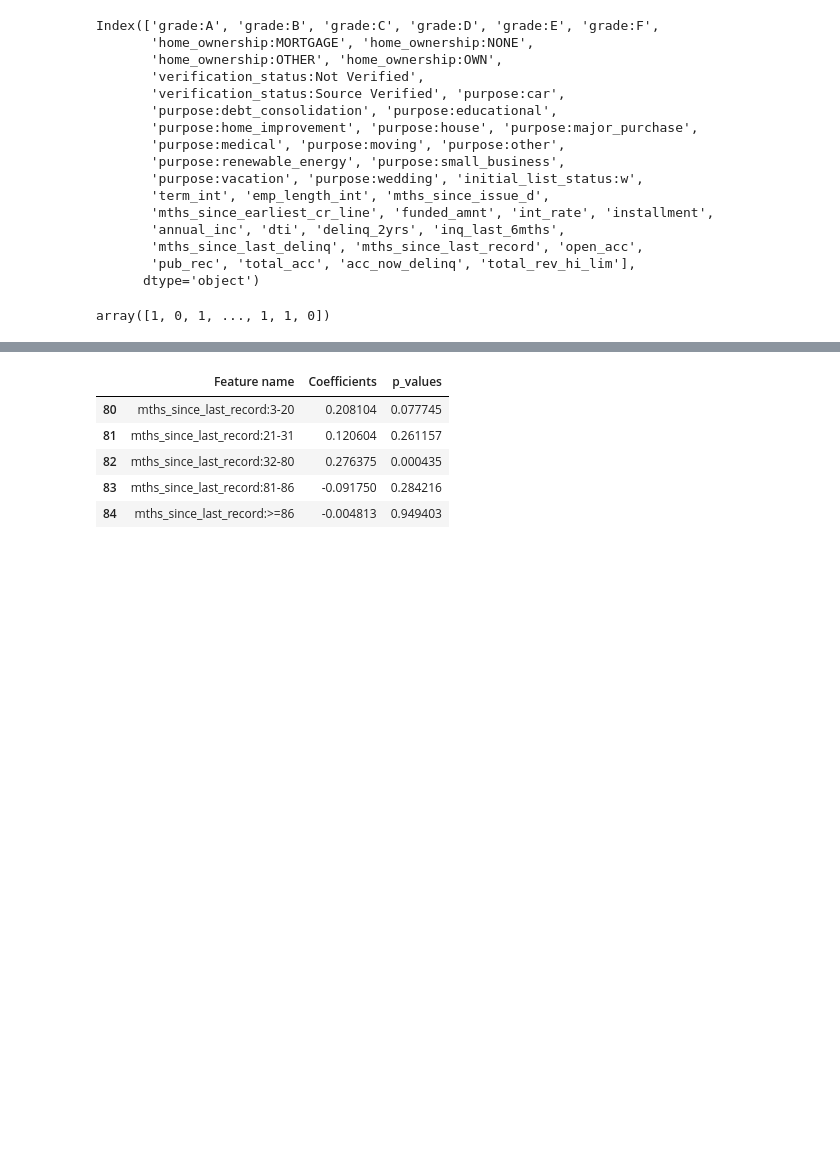
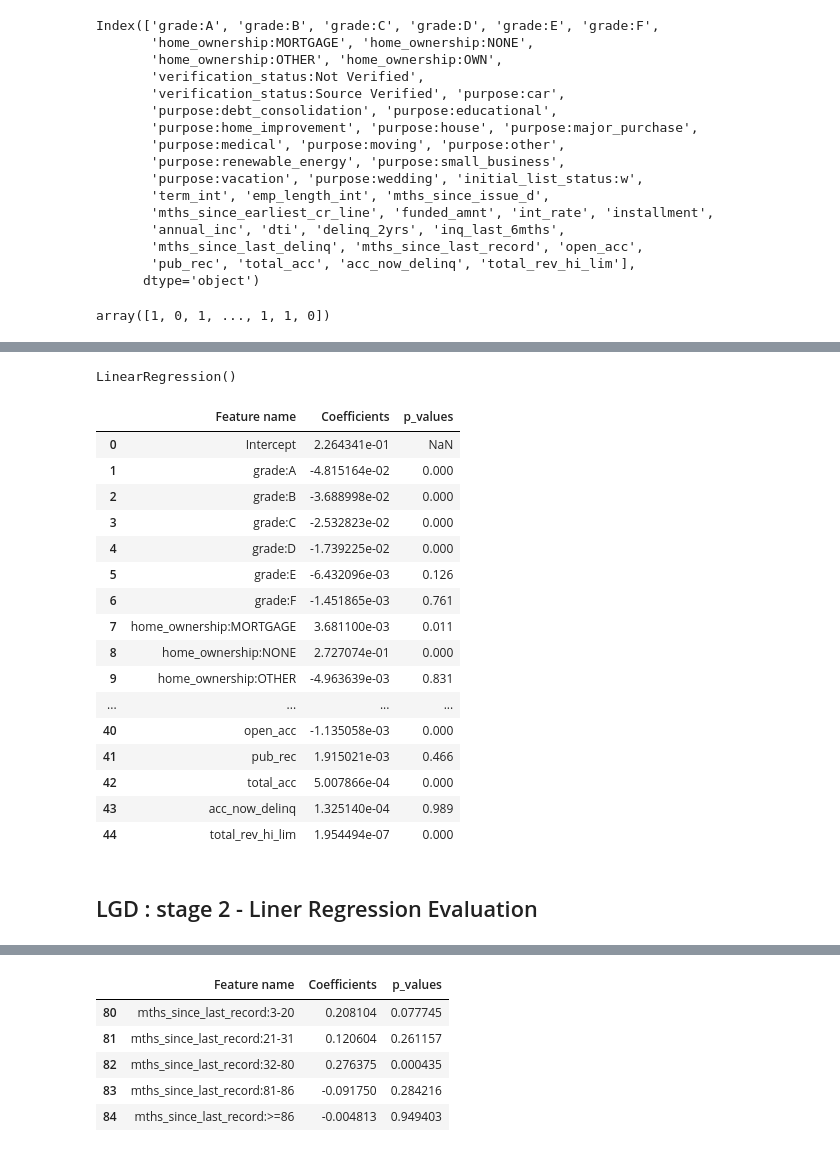
Before and after one commit to pbdanny/PythonProject, a Jupyter notebook: credit_risk_modeling/notebook/CreditRiskModeling_LGDandEADModels.ipynb, the cells around one changed output, grey strips where cells are left out. Cells and saved outputs as stored; diff of their text form; code cells hidden in the pictures; blank space fills up the shorter version.

```diff
--- a/credit_risk_modeling/notebook/CreditRiskModeling_LGDandEADModels.ipynb
+++ b/credit_risk_modeling/notebook/CreditRiskModeling_LGDandEADModels.ipynb
@@ -877,0 +515,41 @@ Debating if KS is suitable metric for classification model measure
+# %%
+lgd_inputs_stage_2_train = lgd_inputs_stage_2_train[features_all]
+# %%
+lgd_inputs_stage_2_train = lgd_inputs_stage_2_train.drop(features_reference_cat, axis = 1)
+# %%
+reg_lgd_st_2 = LinearRegression()
+reg_lgd_st_2.fit(lgd_inputs_stage_2_train, lgd_targets_stage_2_train)
+# %% [output]
+LinearRegression()
+# %%
+feature_name = lgd_inputs_stage_2_train.columns.values
+# %%
+summary_table = pd.DataFrame(columns = ['Feature name'], data = feature_name)
+summary_table['Coefficients'] = np.transpose(reg_lgd_st_2.coef_)
+summary_table.index = summary_table.index + 1
+summary_table.loc[0] = ['Intercept', reg_lgd_st_2.intercept_]
+summary_table = summary_table.sort_index()
+p_values = reg_lgd_st_2.p
+p_values = np.append(np.nan,np.array(p_values))
+summary_table['p_values'] = p_values.round(3)
+summary_table
+# %% [output]
+|  | Feature name | Coefficients | p_values |
+| 0 | Intercept | 2.264341e-01 | NaN |
+| 1 | grade:A | -4.815164e-02 | 0.000 |
+| 2 | grade:B | -3.688998e-02 | 0.000 |
+| 3 | grade:C | -2.532823e-02 | 0.000 |
+| 4 | grade:D | -1.739225e-02 | 0.000 |
+| 5 | grade:E | -6.432096e-03 | 0.126 |
+| 6 | grade:F | -1.451865e-03 | 0.761 |
+| 7 | home_ownership:MORTGAGE | 3.681100e-03 | 0.011 |
+| 8 | home_ownership:NONE | 2.727074e-01 | 0.000 |
+| 9 | home_ownership:OTHER | -4.963639e-03 | 0.831 |
+| ... | ... | ... | ... |
+| 40 | open_acc | -1.135058e-03 | 0.000 |
+| 41 | pub_rec | 1.915021e-03 | 0.466 |
+| 42 | total_acc | 5.007866e-04 | 0.000 |
+| 43 | acc_now_delinq | 1.325140e-04 | 0.989 |
+| 44 | total_rev_hi_lim | 1.954494e-07 | 0.000 |
+# %% [markdown]
+## LGD : stage 2 - Liner Regression Evaluation
```
Also changed, not shown: parts of 104 cells of this notebook.
